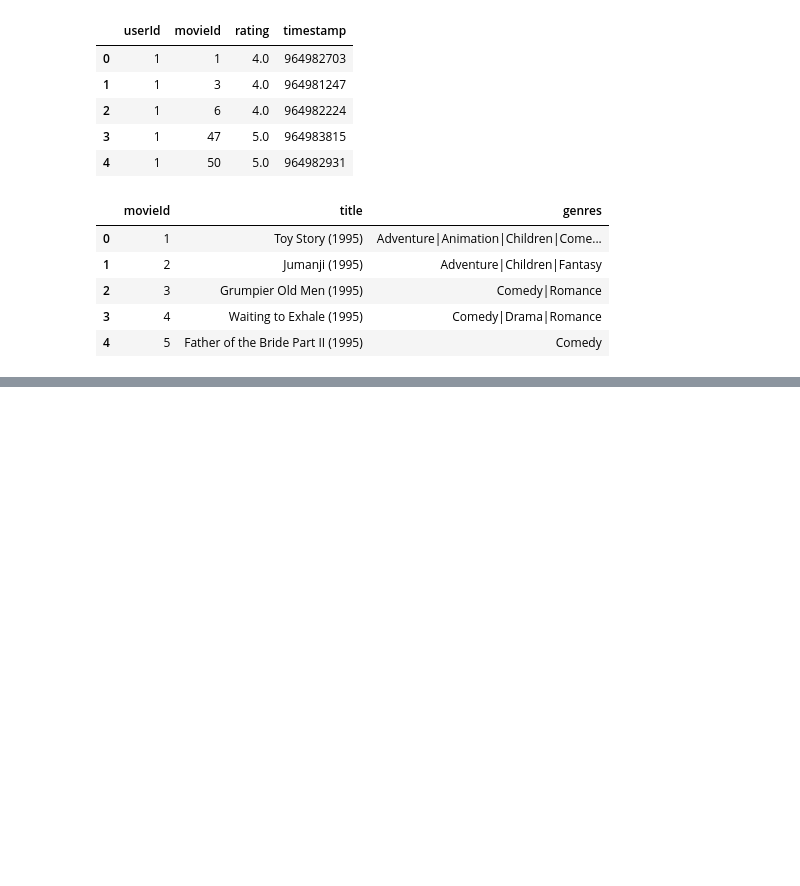
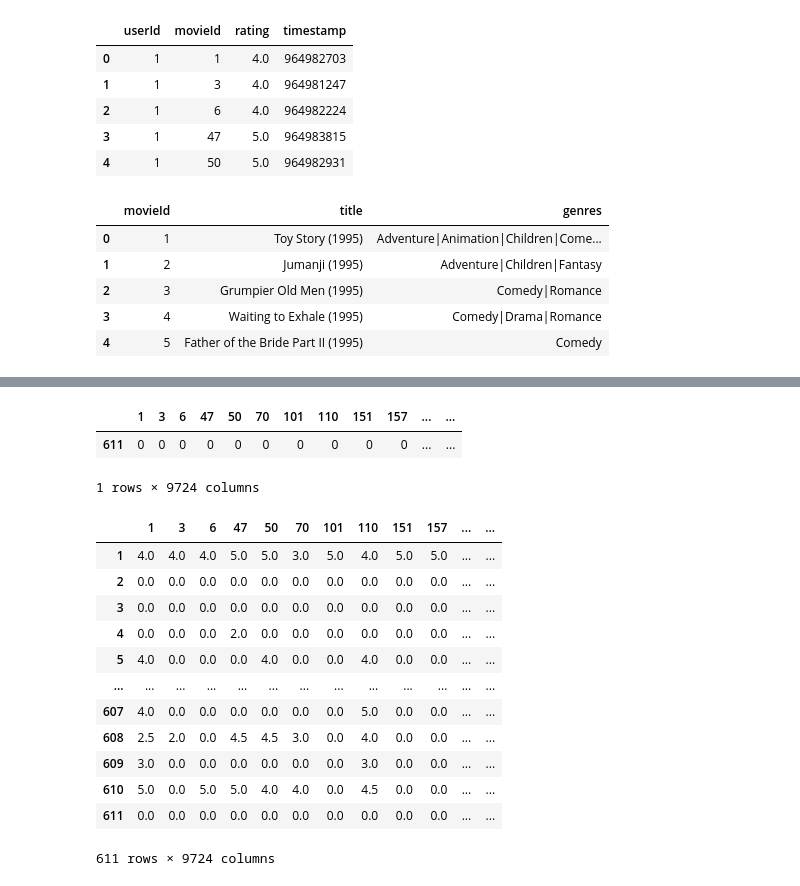
Before and after one commit to AtiqurRahman25/Neural-Network, a Jupyter notebook: c03/recommendationSystem.ipynb, the cells around one changed output, grey strips where cells are left out. Drawn from its saved outputs; the diff is of its cells as text; code cells hidden in the pictures; blank space fills up the shorter version.

```diff
--- a/c03/recommendationSystem.ipynb
+++ b/c03/recommendationSystem.ipynb
@@ -30,0 +89,26 @@ movie_names.head()
+# %%
+user_ratings = {88125:3.2, 152081: 3.5, 150548:3.75, 99114:4.5, 48780:4, 58559:4.5, 59315: 3.75, 74458:4, 102903: 3.5, 2150:3.5, 2176: 4.5, 2329:3.5, 189713:3.75, 187593:3.5,184641:4,179819:2.5,176101:3,1717151:3.75,170697:4,168250:4.25,162082:4.25,161922:4,159093:3  }
+user_df = pd.DataFrame(user_ratings, columns=movie_df.columns, index=[611])
+user_df = user_df.fillna(0)
+user_df
+# %% [output]
+|  | 1 | 3 | 6 | 47 | 50 | 70 | 101 | 110 | 151 | 157 | ... | ... |
+| 611 | 0 | 0 | 0 | 0 | 0 | 0 | 0 | 0 | 0 | 0 | ... | ... |
+1 rows × 9724 columns
+# %%
+movie_df = pd.concat([movie_df, user_df])
+movie_df
+# %% [output]
+|  | 1 | 3 | 6 | 47 | 50 | 70 | 101 | 110 | 151 | 157 | ... | ... |
+| 1 | 4.0 | 4.0 | 4.0 | 5.0 | 5.0 | 3.0 | 5.0 | 4.0 | 5.0 | 5.0 | ... | ... |
+| 2 | 0.0 | 0.0 | 0.0 | 0.0 | 0.0 | 0.0 | 0.0 | 0.0 | 0.0 | 0.0 | ... | ... |
+| 3 | 0.0 | 0.0 | 0.0 | 0.0 | 0.0 | 0.0 | 0.0 | 0.0 | 0.0 | 0.0 | ... | ... |
+| 4 | 0.0 | 0.0 | 0.0 | 2.0 | 0.0 | 0.0 | 0.0 | 0.0 | 0.0 | 0.0 | ... | ... |
+| 5 | 4.0 | 0.0 | 0.0 | 0.0 | 4.0 | 0.0 | 0.0 | 4.0 | 0.0 | 0.0 | ... | ... |
+| ... | ... | ... | ... | ... | ... | ... | ... | ... | ... | ... | ... | ... |
+| 607 | 4.0 | 0.0 | 0.0 | 0.0 | 0.0 | 0.0 | 0.0 | 5.0 | 0.0 | 0.0 | ... | ... |
+| 608 | 2.5 | 2.0 | 0.0 | 4.5 | 4.5 | 3.0 | 0.0 | 4.0 | 0.0 | 0.0 | ... | ... |
+| 609 | 3.0 | 0.0 | 0.0 | 0.0 | 0.0 | 0.0 | 0.0 | 3.0 | 0.0 | 0.0 | ... | ... |
+| 610 | 5.0 | 0.0 | 5.0 | 5.0 | 4.0 | 4.0 | 0.0 | 4.5 | 0.0 | 0.0 | ... | ... |
+| 611 | 0.0 | 0.0 | 0.0 | 0.0 | 0.0 | 0.0 | 0.0 | 0.0 | 0.0 | 0.0 | ... | ... |
+611 rows × 9724 columns
```
Also changed, not shown: parts of 6 cells of this notebook, 1 other file.
